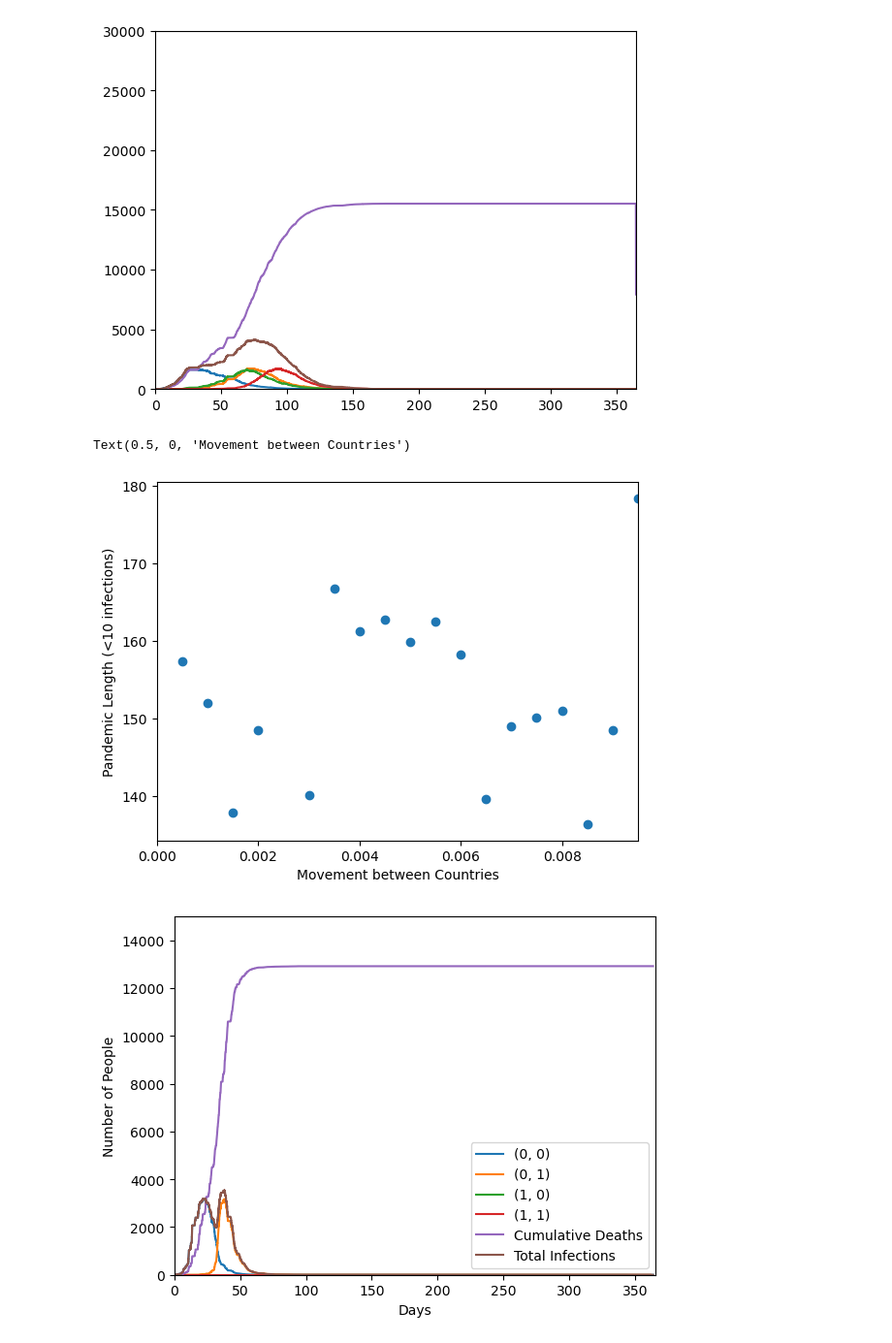
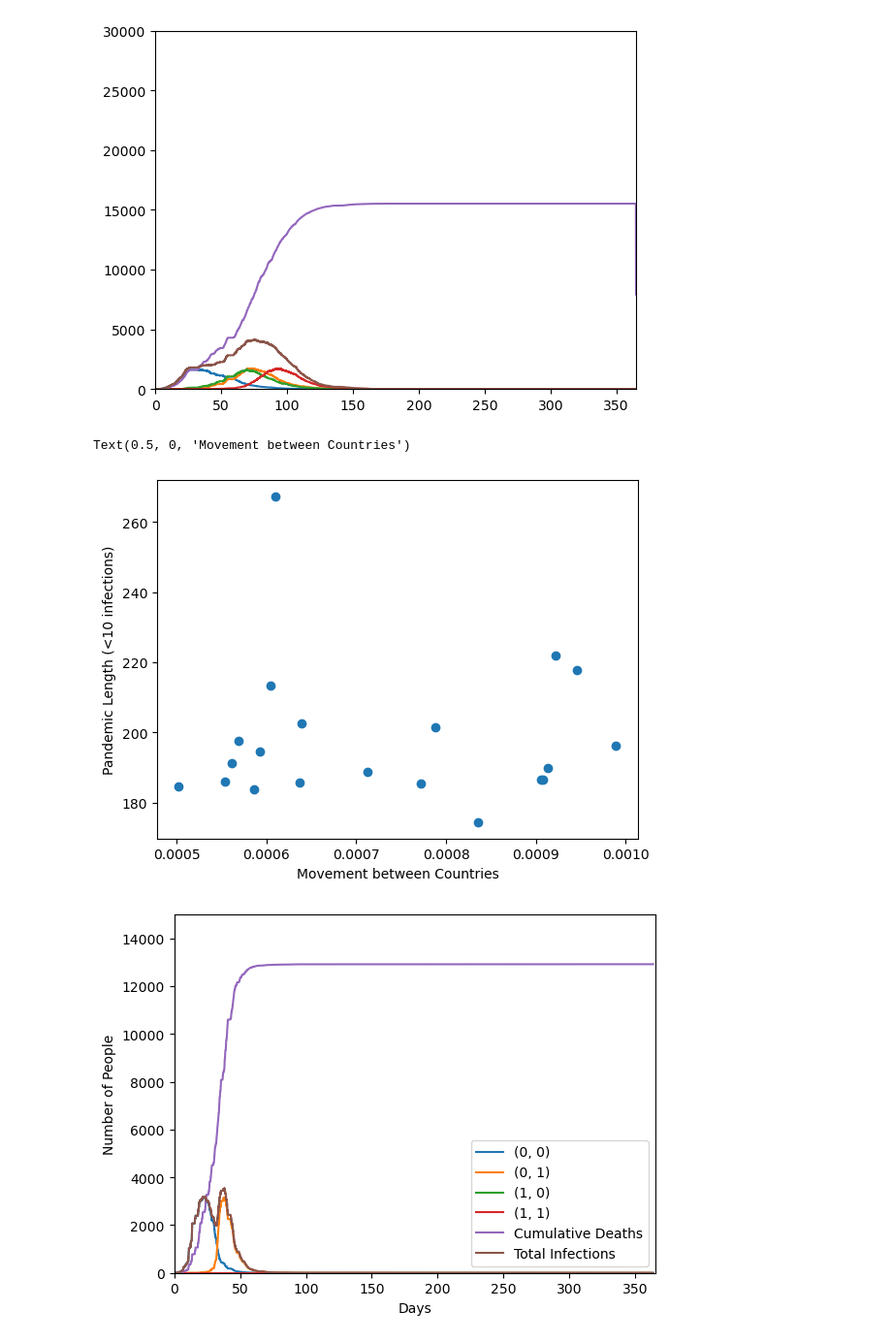
Before and after one commit to ScottBlyth/SIRD_Model, a Jupyter notebook: plots.ipynb, the cells around one changed output. Shown: that part at 97% size. Cells and saved outputs as stored; diff of their text form; code cells hidden in the pictures.

Commit message:
plots

```diff
--- a/plots.ipynb
+++ b/plots.ipynb
@@ -248,7 +247,7 @@ np.random.seed(100)
 random.seed(100)
 l_sample = np.random.uniform(low=0.0005, high=0.001, size=(20,))
 for l in l_sample:
-    countries,grid = create_grid(best, l, (2,2), True)
+    countries,grid = create_grid(default, l, (2,2), True)
     grid[0][0].current[1] = 5
     w = World(countries)
     gillespie(w, 0,  t_max=365, max_iter=3*10**5)
@@ -260,14 +259,14 @@ for l in l_sample:
 # %%
 np.random.seed(100)
 random.seed(100)
-x=np.arange(0.0005, 0.01, 0.0005)
+x=l_sample
 plt.scatter(x, pandemic_length)
-plt.xlim(0, x[-1])
 plt.ylabel("Pandemic Length (<10 infections)")
 plt.xlabel("Movement between Countries")
+plt.show()
 # %% [output]
 Text(0.5, 0, 'Movement between Countries')
-[figure, old version]
+[figure, new version]
 # %%
 np.random.seed(100)
 random.seed(100)
```
Also changed, not shown: parts of 9 cells of this notebook, 5 other files.
